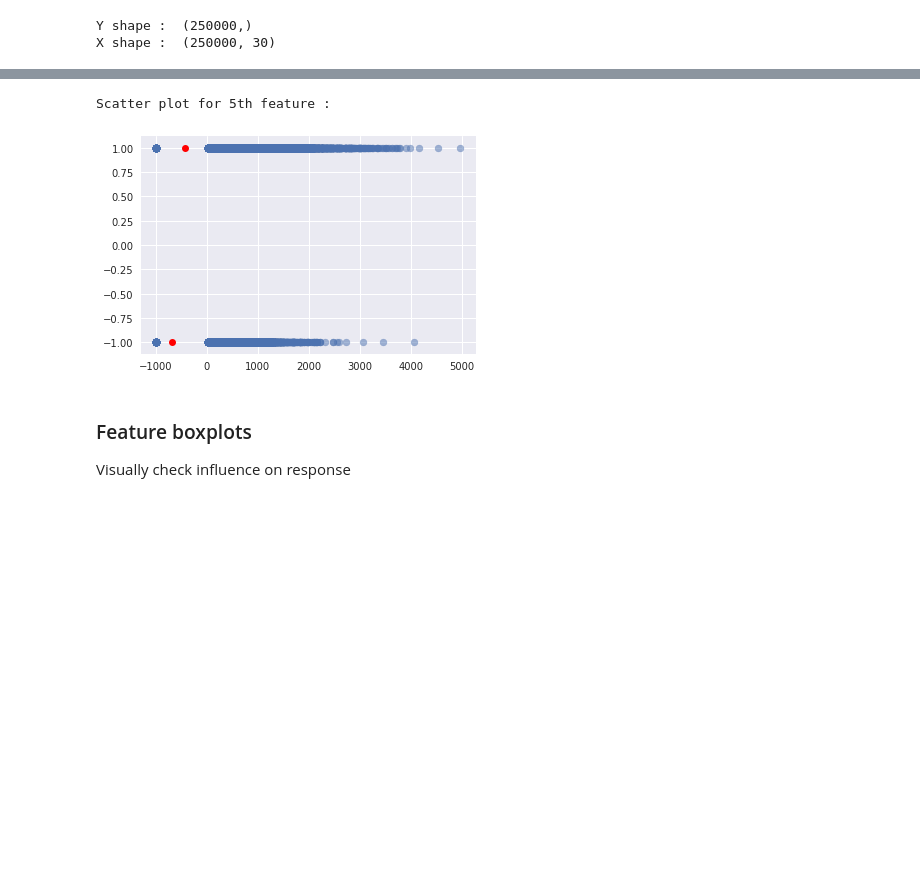
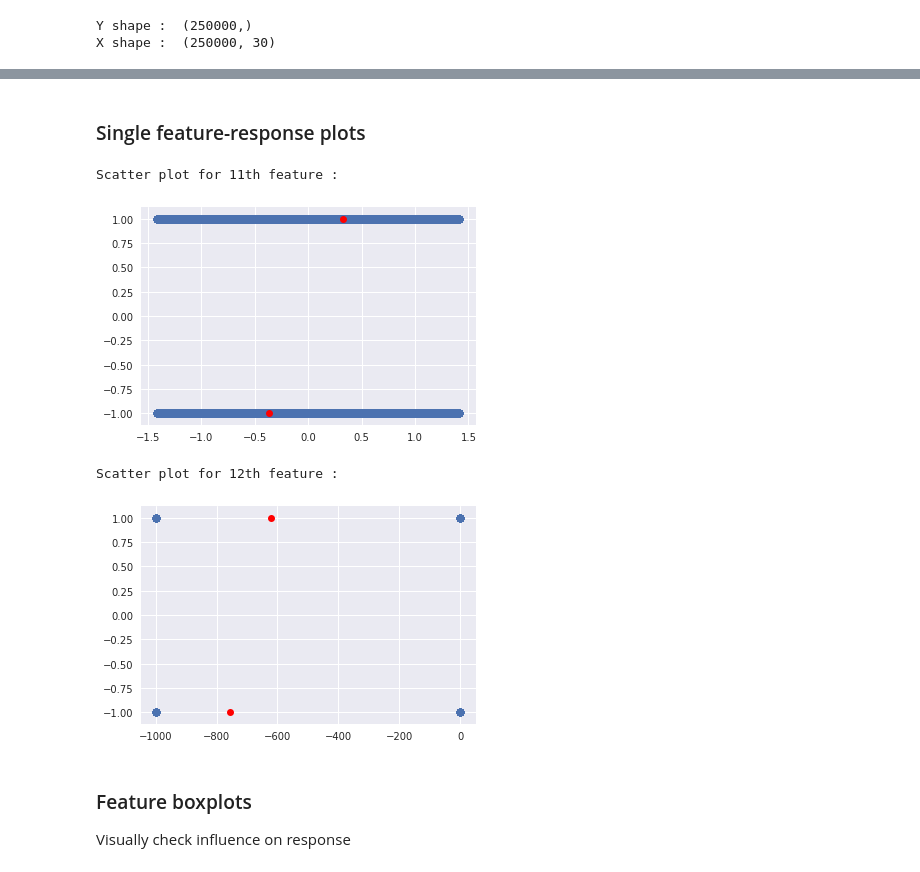
Before and after one commit to dufourc1/ML_CS433_project1, a Jupyter notebook: src/exploring data.ipynb, the cells around one changed output, grey strips where cells are left out. Saved outputs shown, nothing was run; the diff lists cells and outputs as text; code cells hidden in the pictures; blank space fills up the shorter version.

Commit message:
Added histograms and scatter plots to exploratory data analysis and minor changes in other plots.

```diff
--- a/src/exploring data.ipynb
+++ b/src/exploring data.ipynb
@@ -30 +32,3 @@ X shape :  (250000, 30)
+# %%
+which = range(11,13) #Change according to desired features in tests
 # %% [markdown]
@@ -31,0 +36,9 @@ X shape :  (250000, 30)
+# %%
+for i in which:
+    feature = x[:,i]
+    if len(feature[feature==-999]) > 0: #If there is some misplaced value we do not include them in the scatterplot
+        print("ATTENTION: missing values in {i}th feature removed!".format(i=i))
+    feature = feature[feature>-999]
+    plt.scatter(feature, range(len(feature)))
+    print("Scatter plot for {i}th feature :".format(i=i))
+    plt.show()
@@ -31,0 +66,8 @@ X shape :  (250000, 30)
+# %%
+for i in which:
+    feature = x[:,i]
+    feature = feature[feature>-999]
+#     hist_plot(feature,i)
+    sns.distplot(feature,bins=30,kde=True)
+    plt.title('{i}th feature'.format(i=i))
+    plt.show()
@@ -32,19 +81,21 @@ X shape :  (250000, 30)
+# %% [markdown]
+### Single feature-response plots
 # %%
-which = [5] #Change according to desired scatterplot
-
 for i in which:
     print("Scatter plot for {i}th feature :".format(i=i))
 
     t = x[:,i]
     plt.scatter(t,y, alpha = 0.5)
     mean_x1 = np.mean(t[y == 1])
     mean_x0 = np.mean(t[y == -1])
     plt.plot(mean_x0,-1,"or")
     plt.plot(mean_x1,1,"or")
     plt.show()
 # %% [output]
-Scatter plot for 5th feature :
+Scatter plot for 11th feature :
-[figure, old version]
+[figure, new version]
+Scatter plot for 12th feature :
+[figure, added]
 # %% [markdown]
 ### Feature boxplots
 Visually check influence on response
```
Also changed, not shown: parts of 7 cells of this notebook.
